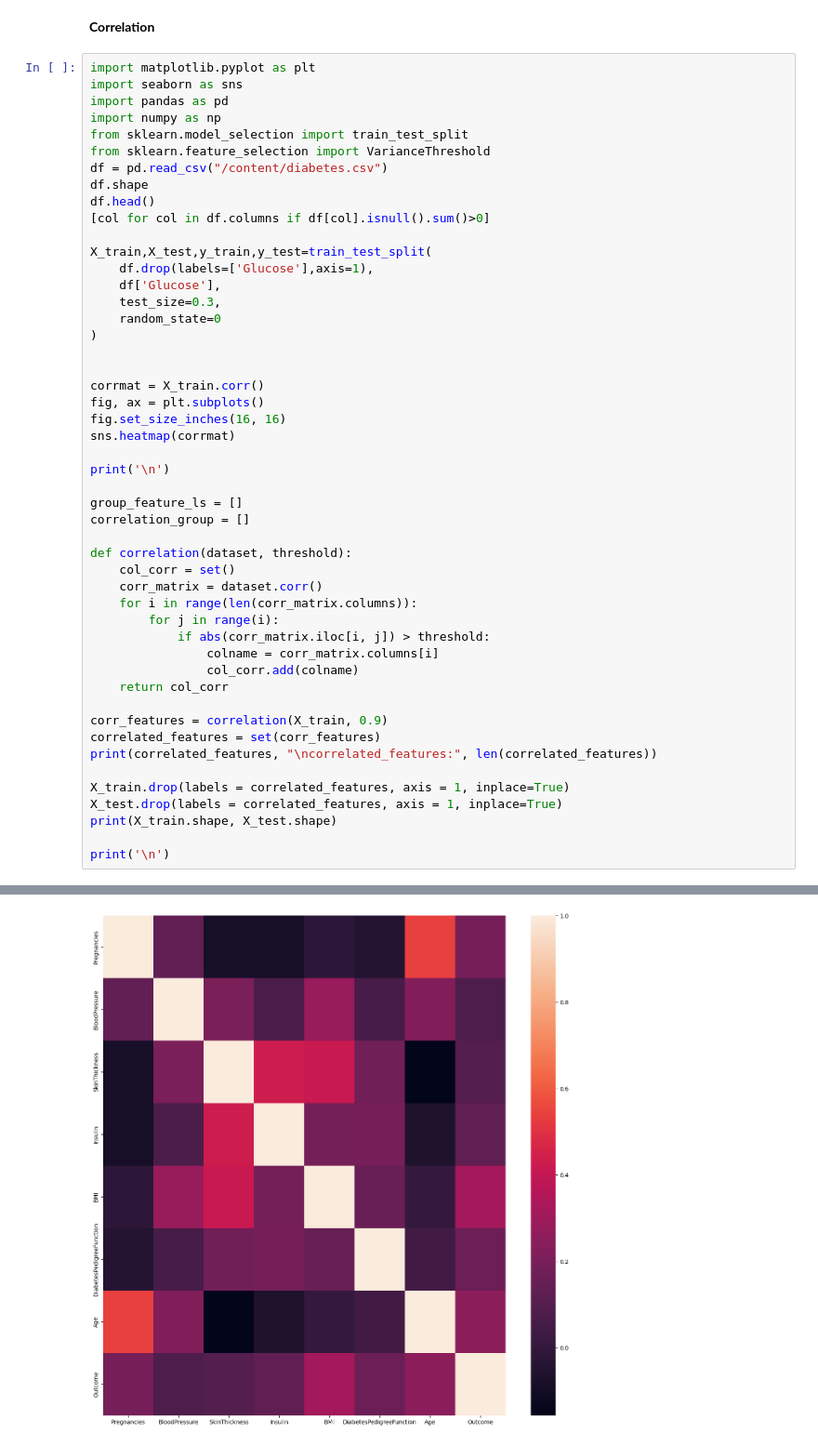
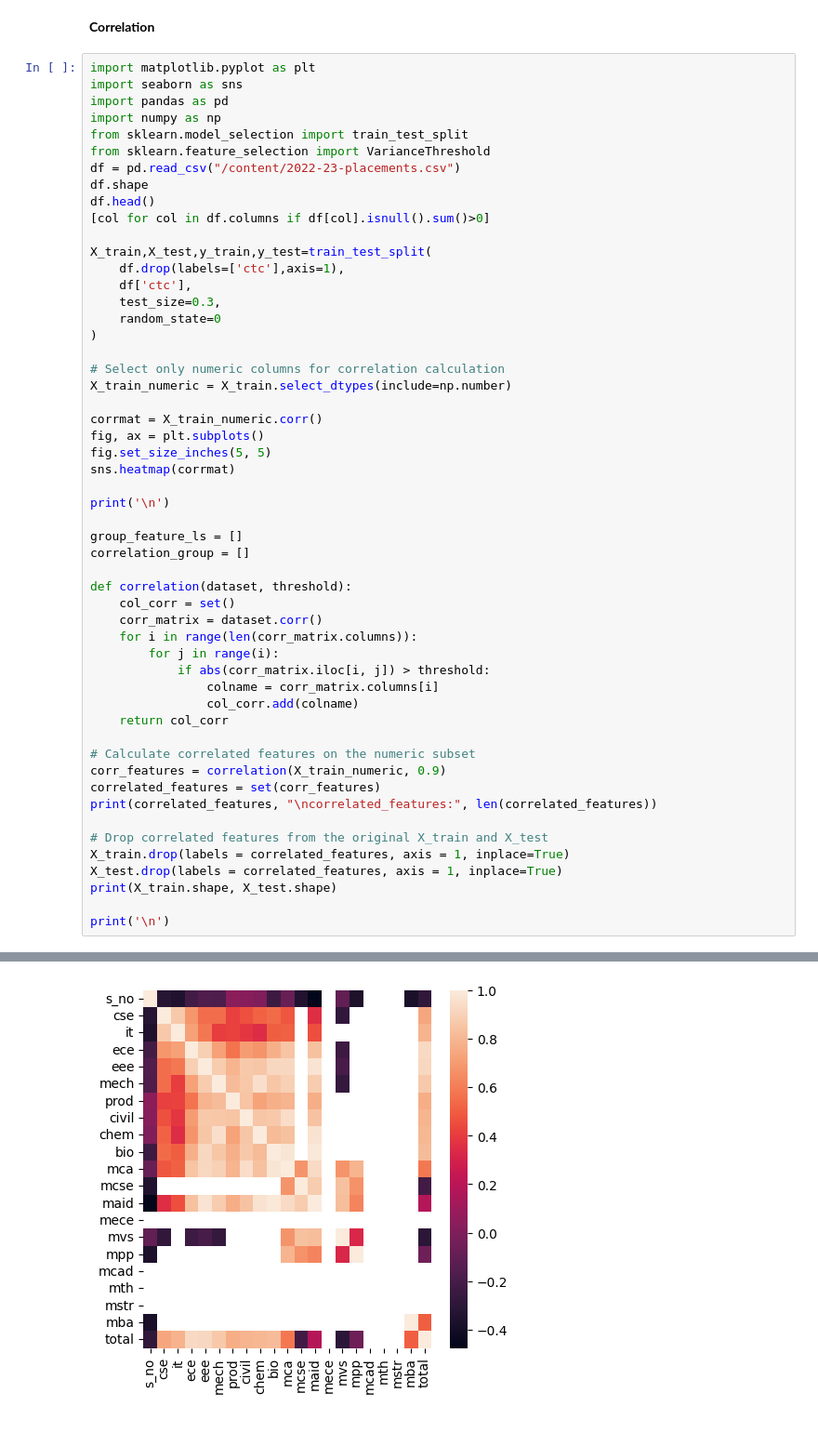
Before and after one commit to shashidhar078/MyPandas, a Jupyter notebook: pandasbasic.ipynb, the cells around one changed output, grey strips where cells are left out. Shown at 93% size. Cells and saved outputs as stored; diff of their text form.

```diff
--- a/pandasbasic.ipynb
+++ b/pandasbasic.ipynb
@@ -464,22 +465,24 @@ import pandas as pd
 import numpy as np
 from sklearn.model_selection import train_test_split
 from sklearn.feature_selection import VarianceThreshold
-df = pd.read_csv("/content/diabetes.csv")
+df = pd.read_csv("/content/2022-23-placements.csv")
 df.shape
 df.head()
 [col for col in df.columns if df[col].isnull().sum()>0]
 
 X_train,X_test,y_train,y_test=train_test_split(
-    df.drop(labels=['Glucose'],axis=1),
-    df['Glucose'],
+    df.drop(labels=['ctc'],axis=1),
+    df['ctc'],
     test_size=0.3,
     random_state=0
 )
 
+# Select only numeric columns for correlation calculation
+X_train_numeric = X_train.select_dtypes(include=np.number)
 
-corrmat = X_train.corr()
+corrmat = X_train_numeric.corr()
 fig, ax = plt.subplots()
-fig.set_size_inches(16, 16)
+fig.set_size_inches(5, 5)
 sns.heatmap(corrmat)
 
 print('\n')
@@ -497,10 +500,12 @@ def correlation(dataset, threshold):
                 col_corr.add(colname)
     return col_corr
 
-corr_features = correlation(X_train, 0.9)
+# Calculate correlated features on the numeric subset
+corr_features = correlation(X_train_numeric, 0.9)
 correlated_features = set(corr_features)
 print(correlated_features, "\ncorrelated_features:", len(correlated_features))
 
+# Drop correlated features from the original X_train and X_test
 X_train.drop(labels = correlated_features, axis = 1, inplace=True)
 X_test.drop(labels = correlated_features, axis = 1, inplace=True)
 print(X_train.shape, X_test.shape)
@@ -513 +518 @@ correlated_features: 0
-[figure, old version]
+[figure, new version]
```
Also changed, not shown: parts of 4 cells of this notebook.
